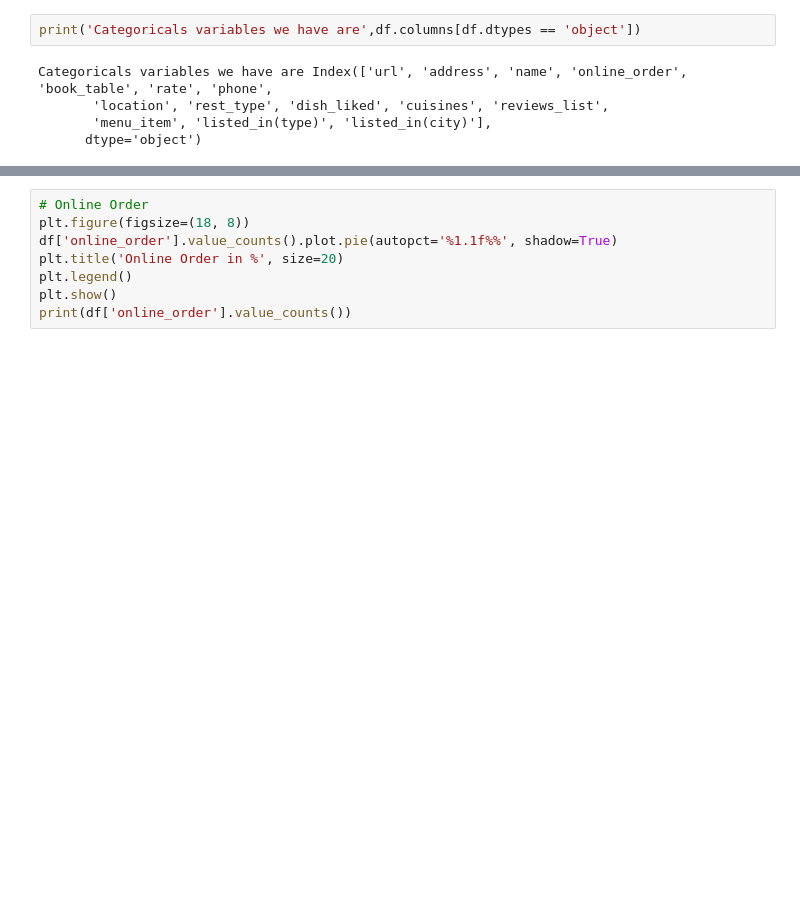
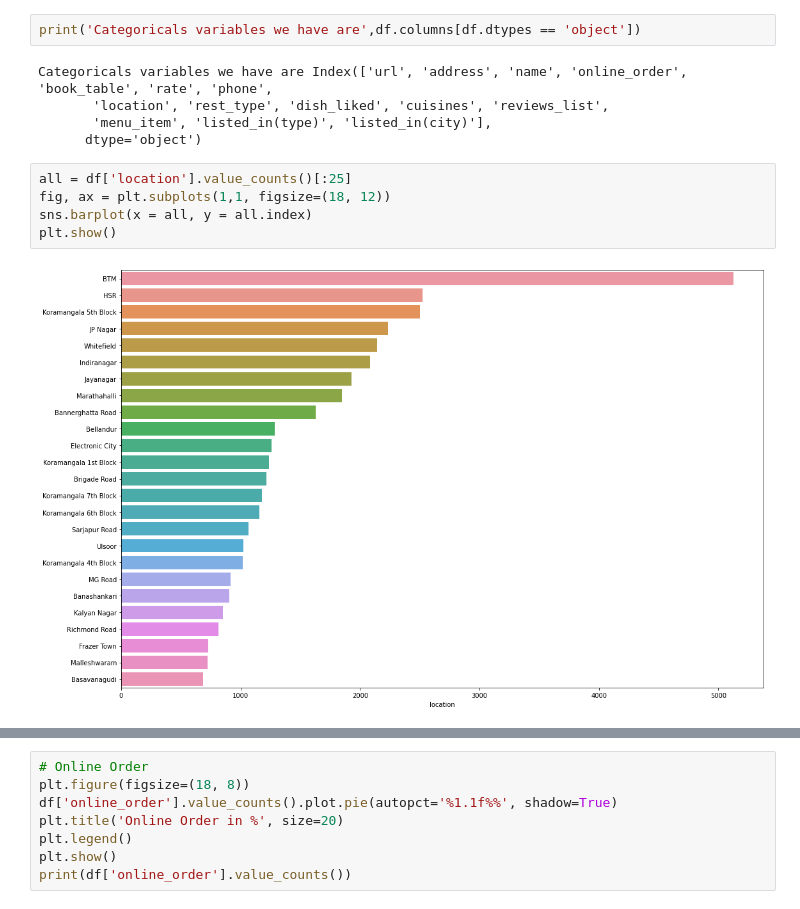
Before and after one commit to rushikeshnaik779/EDA, a Jupyter notebook: zomato_bangalore_restaurants.ipynb, the cells around one changed output, grey strips where cells are left out. Drawn from its saved outputs; the diff is of its cells as text; blank space fills up the shorter version.

```diff
--- a/zomato_bangalore_restaurants.ipynb
+++ b/zomato_bangalore_restaurants.ipynb
@@ -157,6 +157,13 @@ Categoricals variables we have are Index(['url', 'address', 'name', 'online_orde
        'location', 'rest_type', 'dish_liked', 'cuisines', 'reviews_list',
        'menu_item', 'listed_in(type)', 'listed_in(city)'],
       dtype='object')
+# %%
+all = df['location'].value_counts()[:25]
+fig, ax = plt.subplots(1,1, figsize=(18, 12))
+sns.barplot(x = all, y = all.index)
+plt.show()
+# %% [output]
+[figure, added]
 # %%
 all = df['name'].value_counts()
 fig, ax = plt.subplots(1,1, figsize=(18, 12))
```
Also changed, not shown: parts of 15 cells of this notebook.
